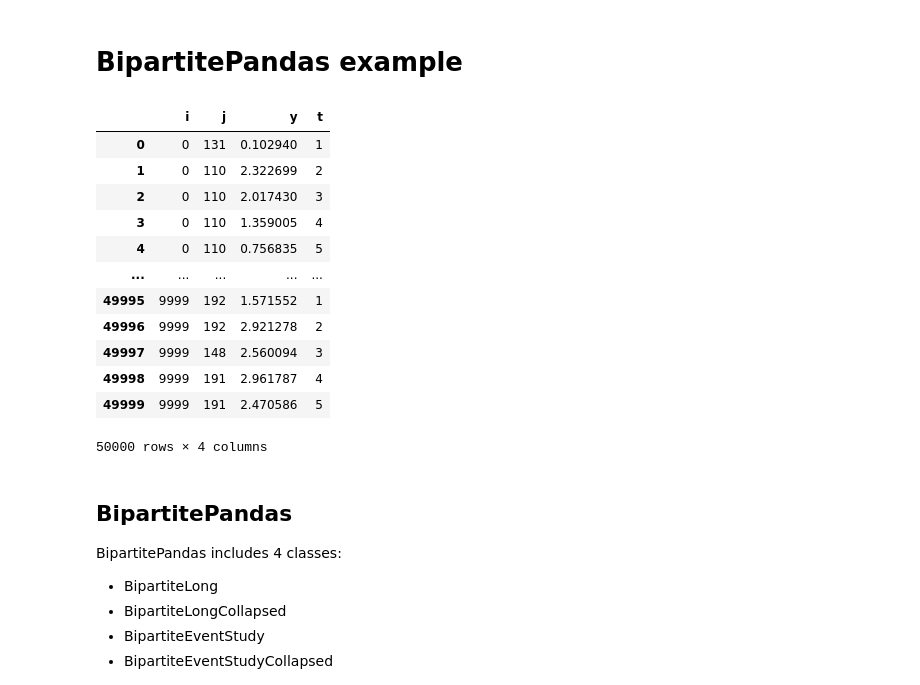
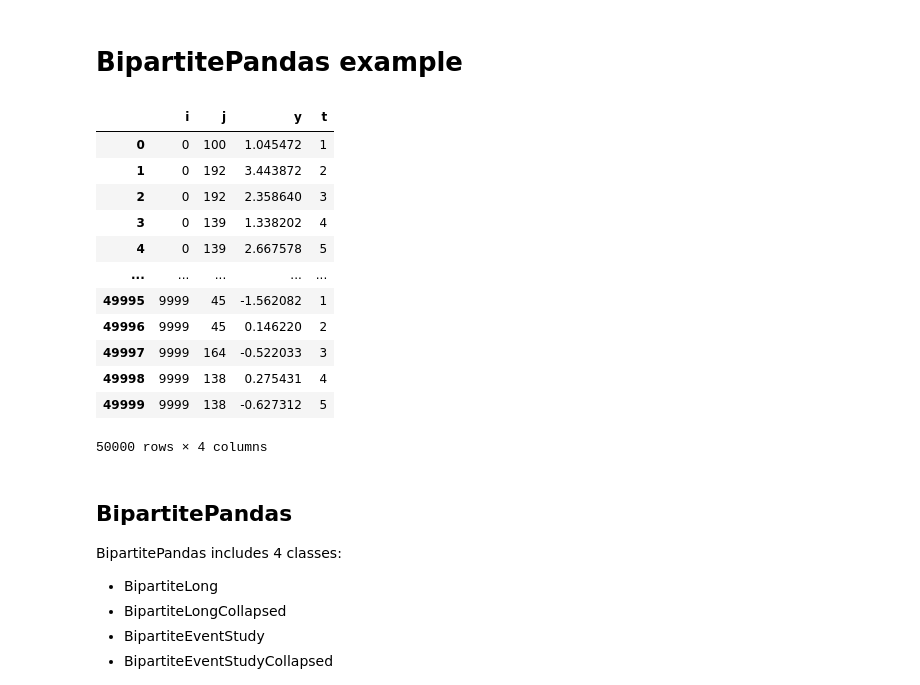
Before and after one commit to tlamadon/bipartitepandas, a Jupyter notebook: docs-src/source/notebooks/bipartitepandas_example.ipynb, the cells around one changed output. Saved outputs shown, nothing was run; the diff lists cells and outputs as text; code cells hidden in the pictures.

Commit message:
Add SimBipartite class; update documentation; update .gitignore

```diff
--- a/docs-src/source/notebooks/bipartitepandas_example.ipynb
+++ b/docs-src/source/notebooks/bipartitepandas_example.ipynb
@@ -10,23 +9,22 @@ sys.path.append('/Users/adamalexanderoppenheimer/Desktop/pytwoway')
 # (Make sure you have installed it using pip install bipartitepandas)
 import bipartitepandas as bpd
 # %%
-# For the example, we simulate bipartite labor data using the package PyTwoWay
-import pytwoway as tw
-sim_data = tw.SimTwoWay().sim_network()[['i', 'j', 'y', 't']]
+# For the example, we simulate bipartite labor data
+sim_data = bpd.SimBipartite().sim_network()[['i', 'j', 'y', 't']]
 display(sim_data)
 # %% [output]
 |  | i | j | y | t |
-| 0 | 0 | 131 | 0.102940 | 1 |
-| 1 | 0 | 110 | 2.322699 | 2 |
-| 2 | 0 | 110 | 2.017430 | 3 |
-| 3 | 0 | 110 | 1.359005 | 4 |
-| 4 | 0 | 110 | 0.756835 | 5 |
+| 0 | 0 | 100 | 1.045472 | 1 |
+| 1 | 0 | 192 | 3.443872 | 2 |
+| 2 | 0 | 192 | 2.358640 | 3 |
+| 3 | 0 | 139 | 1.338202 | 4 |
+| 4 | 0 | 139 | 2.667578 | 5 |
 | ... | ... | ... | ... | ... |
-| 49995 | 9999 | 192 | 1.571552 | 1 |
-| 49996 | 9999 | 192 | 2.921278 | 2 |
-| 49997 | 9999 | 148 | 2.560094 | 3 |
-| 49998 | 9999 | 191 | 2.961787 | 4 |
-| 49999 | 9999 | 191 | 2.470586 | 5 |
+| 49995 | 9999 | 45 | -1.562082 | 1 |
+| 49996 | 9999 | 45 | 0.146220 | 2 |
+| 49997 | 9999 | 164 | -0.522033 | 3 |
+| 49998 | 9999 | 138 | 0.275431 | 4 |
+| 49999 | 9999 | 138 | -0.627312 | 5 |
 50000 rows × 4 columns
 # %% [markdown]
 ## BipartitePandas
```
Also changed, not shown: parts of 35 cells of this notebook, 27 other files.
